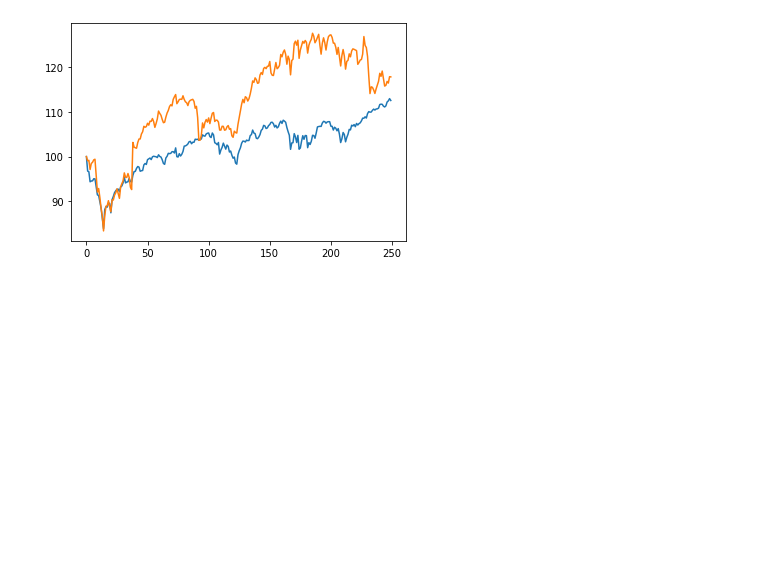
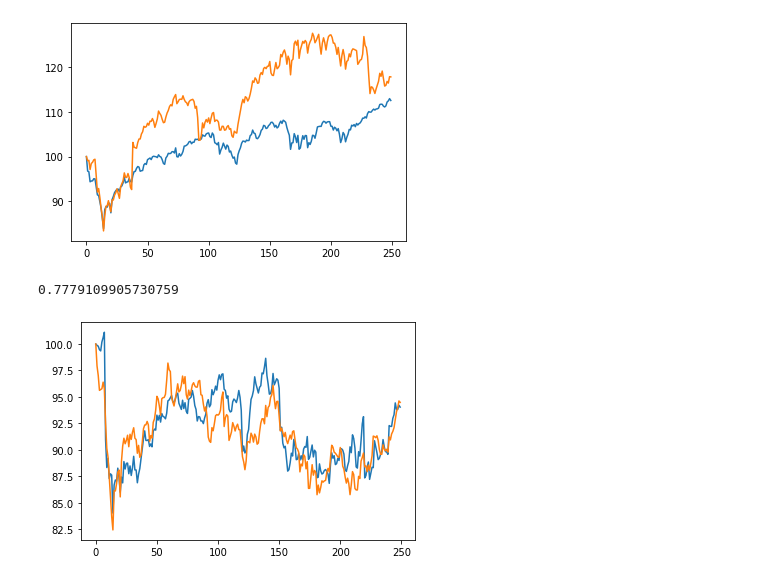
Before and after one commit to marthakarran/Project-1, a Jupyter notebook: project1.ipynb, the cells around one changed output. Saved outputs shown, nothing was run; the diff lists cells and outputs as text; code cells hidden in the pictures; blank space fills up the shorter version.

```diff
--- a/project1.ipynb
+++ b/project1.ipynb
@@ -81,3 +81,10 @@ spypct.corr(sykpct)
 # %% [output]
 0.8541153212898205
 [figure]
+# %%
+plt.plot(jnjpct)
+plt.plot(ihepct)
+jnjpct.corr(ihepct)
+# %% [output]
+0.7779109905730759
+[figure, added]
```
Also changed, not shown: parts of 4 cells of this notebook.
